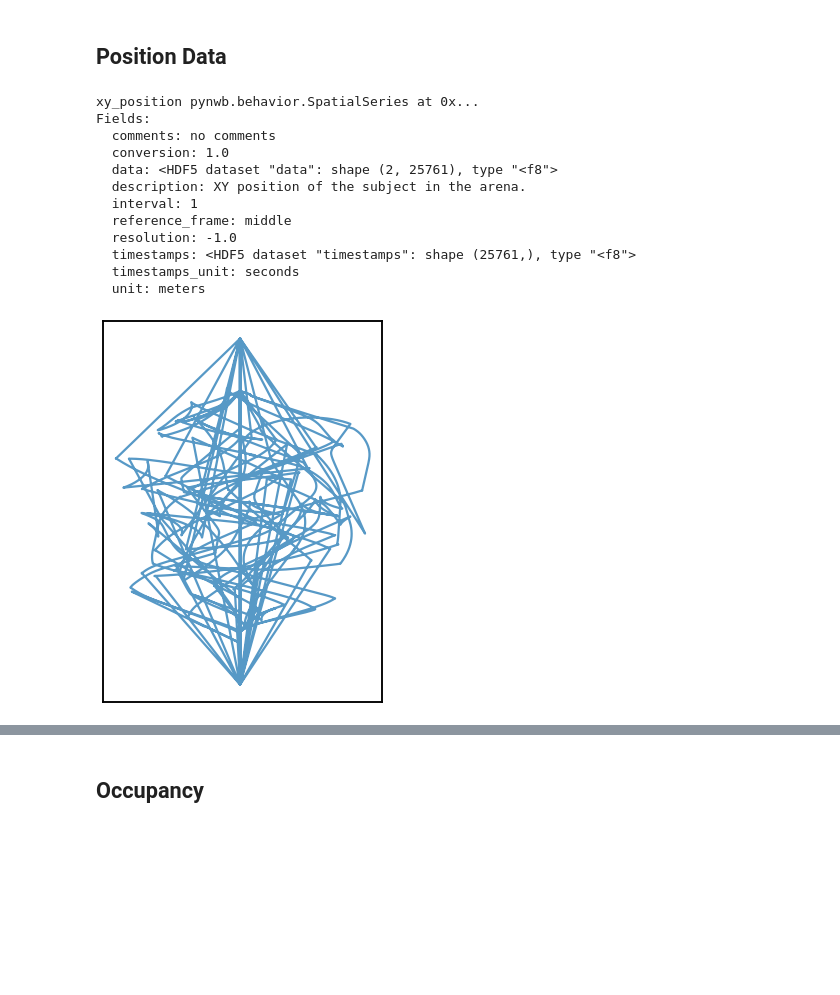
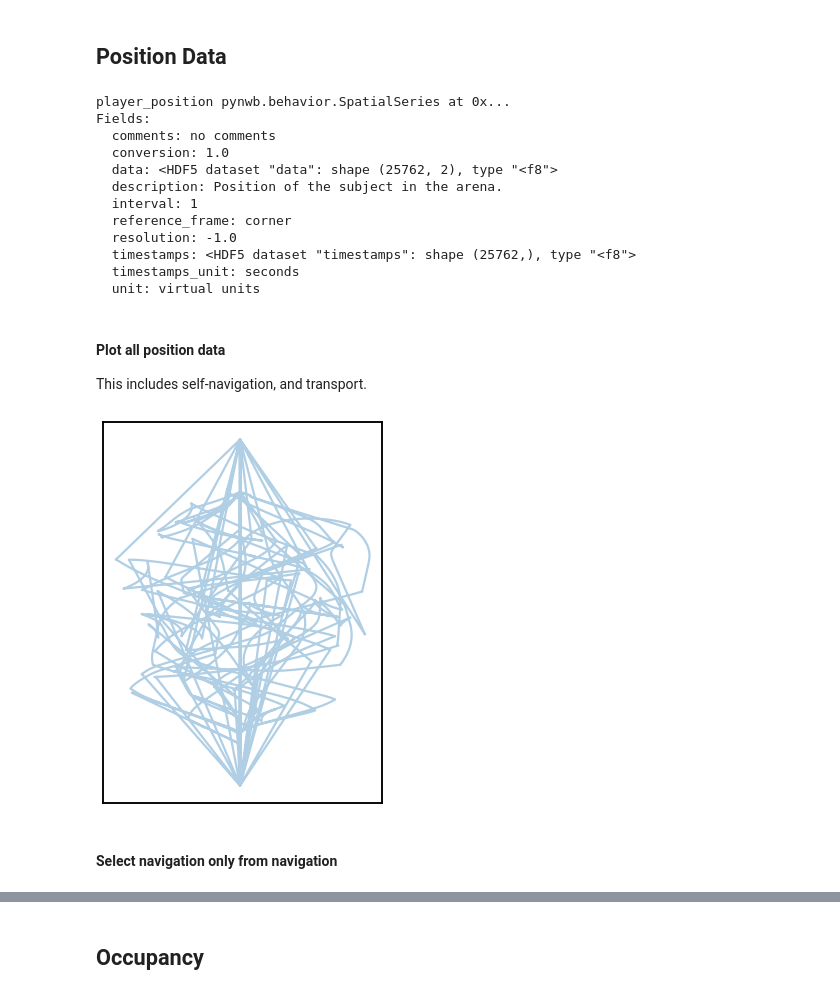
Before and after one commit to HSUPipeline/AnalyzeTH, a Jupyter notebook: notebooks/00-DataChecks.ipynb, the cells around one changed output, grey strips where cells are left out. Saved outputs shown, nothing was run; the diff lists cells and outputs as text; code cells hidden in the pictures; blank space fills up the shorter version.

```diff
--- a/notebooks/00-DataChecks.ipynb
+++ b/notebooks/00-DataChecks.ipynb
@@ -101,27 +102,31 @@ plot_task_structure(nwbfile.trials, xlim=[0, nwbfile.trials.stop_time[7]])
 ## Position Data
 # %%
 # Extract the position data
-pos = nwbfile.acquisition['position']['xy_position']
+pos = nwbfile.acquisition['position']['player_position']
 pos
 # %% [output]
-xy_position pynwb.behavior.SpatialSeries at 0x...
+player_position pynwb.behavior.SpatialSeries at 0x...
 Fields:
   comments: no comments
   conversion: 1.0
-  data: <HDF5 dataset "data": shape (2, 25761), type "<f8">
-  description: XY position of the subject in the arena.
+  data: <HDF5 dataset "data": shape (25762, 2), type "<f8">
+  description: Position of the subject in the arena.
   interval: 1
-  reference_frame: middle
+  reference_frame: corner
   resolution: -1.0
-  timestamps: <HDF5 dataset "timestamps": shape (25761,), type "<f8">
+  timestamps: <HDF5 dataset "timestamps": shape (25762,), type "<f8">
   timestamps_unit: seconds
-  unit: meters
+  unit: virtual units
+# %% [markdown]
+#### Plot all position data
+
+This includes self-navigation, and transport.
 # %%
 # Extract position timestamps and values
 ptimes = pos.timestamps[:]
-positions = pos.data[:]
+positions = pos.data[:].T
 # %%
 # Plot the map across all position traces
-plot_positions(pos.data, alpha=0.75, figsize=(5, 7))
+plot_positions(positions, figsize=(5, 7))
 # %% [output]
-[figure, old version]
+[figure, new version]
@@ -131,0 +133,2 @@ y_data = pos.data[1, :]
+# %% [markdown]
+#### Select navigation only from navigation
```
Also changed, not shown: parts of 27 cells of this notebook.
